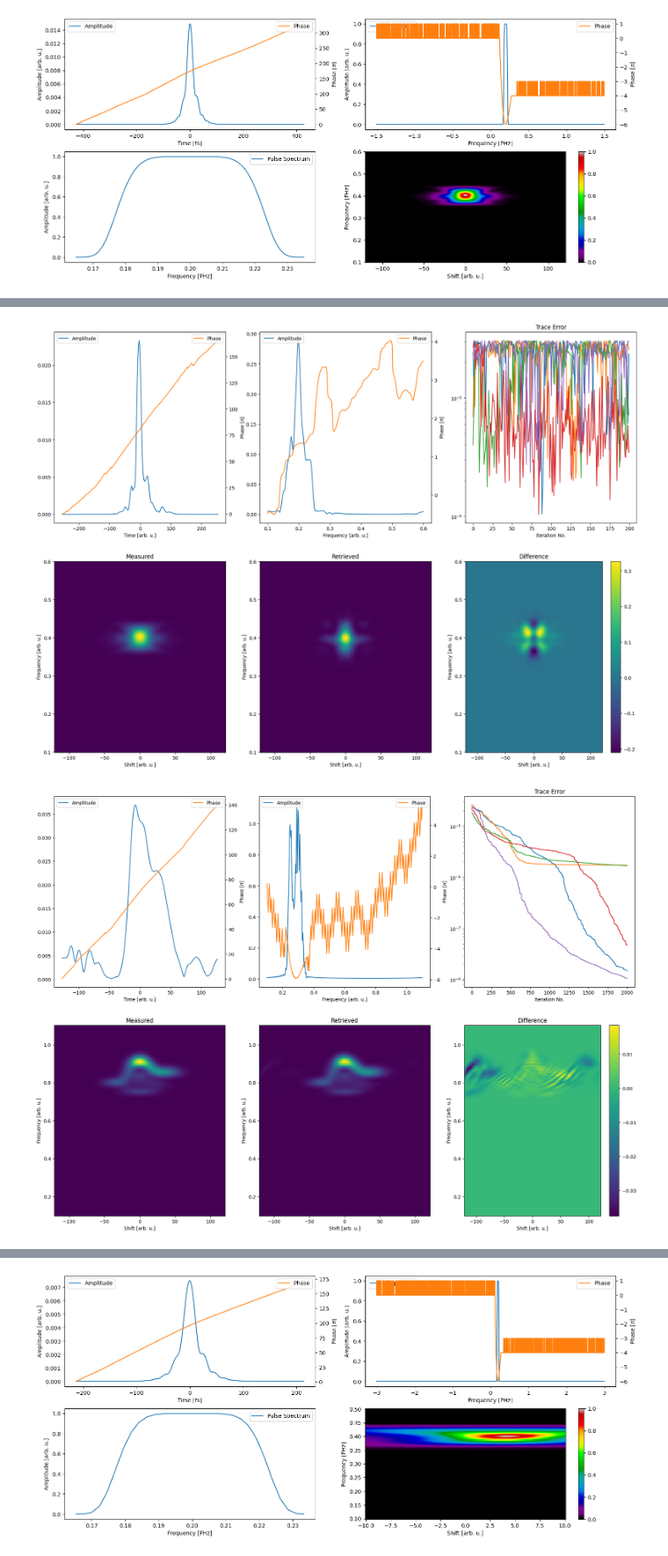
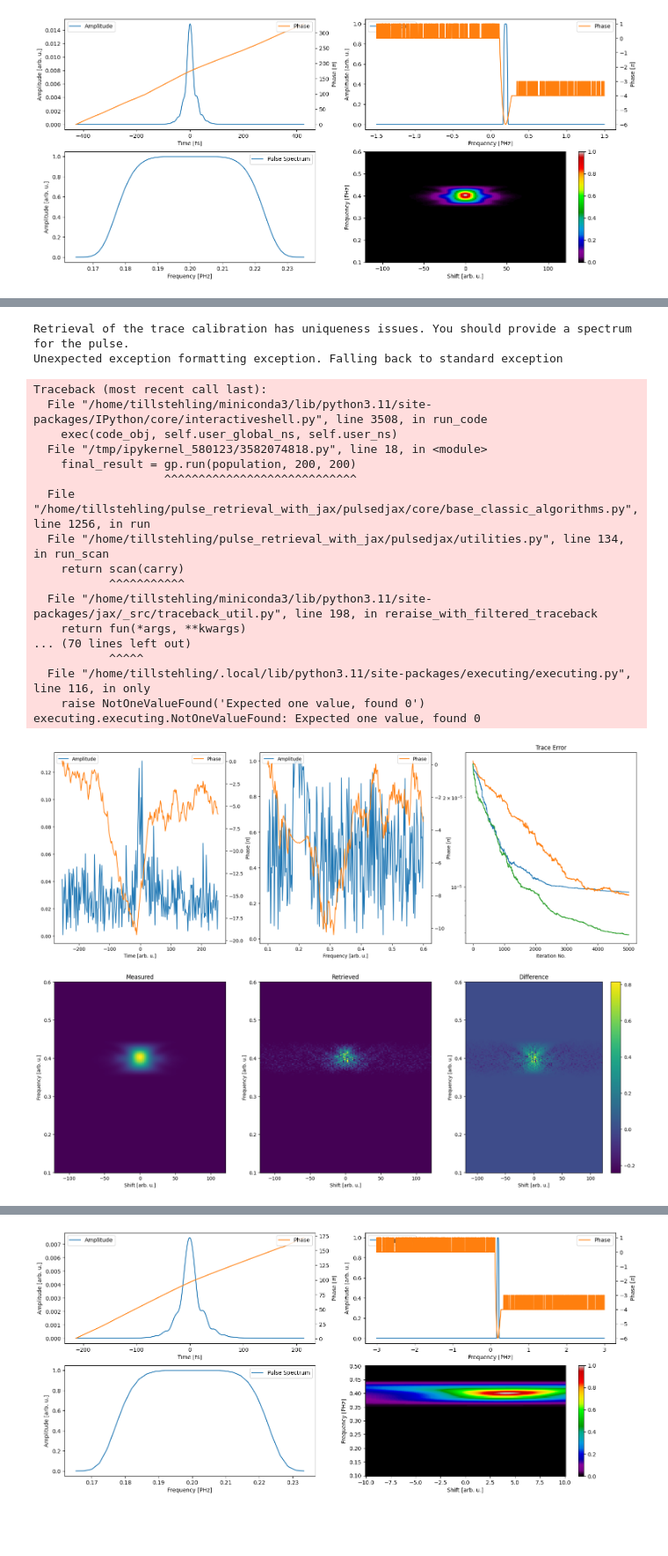
Before and after one commit to matillda123/Pulse-Retrieval-with-JAX, a Jupyter notebook: _usage_example.ipynb, the cells around one changed output, grey strips where cells are left out. Shown at 88% size. Saved outputs shown, nothing was run; the diff lists cells and outputs as text; code cells hidden in the pictures; blank space fills up the shorter version.

Commit message:
Implemented Optimizing calibration curve in classical algorithms

```diff
--- a/_usage_example.ipynb
+++ b/_usage_example.ipynb
@@ -59,37 +43,58 @@ from pulsedjax.frog import PtychographicIterativeEngine
 
 gp = PtychographicIterativeEngine(delay, frequency_trace, trace, "shg", cross_correlation=False, seed=None)
 
-#gp.eta_spectral_amplitude = 0.001
+# gp.eta_spectral_amplitude = 0.001
 # gp.use_measured_spectrum(spectra.pulse[0], spectra.pulse[1], "pulse")
 # gp.use_measured_spectrum(spectra.gate[0], spectra.gate[1], "gate")
 
 population = gp.create_initial_population(5, "random")
 
-gp.local_gamma = 0.5
-gp.global_gamma = 0.5
+gp.local_gamma = 0.025
+gp.global_gamma = 0.025
 
-gp.pie_method = "rPIE"
-gp.optimize_calibration_curve = False
+gp.pie_method = "ePIE"
+gp.local_optimize_calibration_curve = True
+gp.global_optimize_calibration_curve = True
 
-final_result = gp.run(population, 200, 0)
+final_result = gp.run(population, 200, 200)
 gp.plot_results(final_result)
 # %% [output]
-[figure, removed]
+Retrieval of the trace calibration has uniqueness issues. You should provide a spectrum for the pulse.
+Unexpected exception formatting exception. Falling back to standard exception
+Traceback (most recent call last):
+  File "/home/tillstehling/miniconda3/lib/python3.11/site-packages/IPython/core/interactiveshell.py", line 3508, in run_code
+    exec(code_obj, self.user_global_ns, self.user_ns)
+  File "/tmp/ipykernel_580123/3582074818.py", line 18, in <module>
+    final_result = gp.run(population, 200, 200)
+                   ^^^^^^^^^^^^^^^^^^^^^^^^^^^^
+  File "/home/tillstehling/pulse_retrieval_with_jax/pulsedjax/core/base_classic_algorithms.py", line 1256, in run
+  File "/home/tillstehling/pulse_retrieval_with_jax/pulsedjax/utilities.py", line 134, in run_scan
+    return scan(carry)
+           ^^^^^^^^^^^
+  File "/home/tillstehling/miniconda3/lib/python3.11/site-packages/jax/_src/traceback_util.py", line 198, in reraise_with_filtered_traceback
+    return fun(*args, **kwargs)
+... (70 lines left out)
+           ^^^^^
+  File "/home/tillstehling/.local/lib/python3.11/site-packages/executing/executing.py", line 116, in only
+    raise NotOneValueFound('Expected one value, found 0')
+executing.executing.NotOneValueFound: Expected one value, found 0
 # %%
 from pulsedjax.frog import LSF
 
-gp = LSF(delay, frequency_trace, trace, "thg", cross_correlation=False, seed=None)
+gp = LSF(delay, frequency_trace, trace, "shg", cross_correlation=False, seed=None)
 
+gp.eta_spectral_amplitude = 1
 gp.use_measured_spectrum(spectra.pulse[0], spectra.pulse[1], "pulse")
 #gp.use_measured_spectrum(spectra.gate[0], spectra.gate[1], "gate")
 
-population = gp.create_initial_population(5, "random")
+population = gp.create_initial_population(3, "random")
 
-gp.number_of_bisection_iterations = 8
+gp.number_of_bisection_iterations = 2
 gp.random_direction_mode = "random"
 gp.ratio_points_for_continuous = 0.25
 
-final_result = gp.run(population, 2000)
+gp.global_optimize_calibration_curve = True
+final_result = gp.run(population, 5000)
 gp.plot_results(final_result)
 # %% [output]
-[figure, old version]
+[figure, new version]
```
Also changed, not shown: parts of 7 cells of this notebook, 5 other files.
